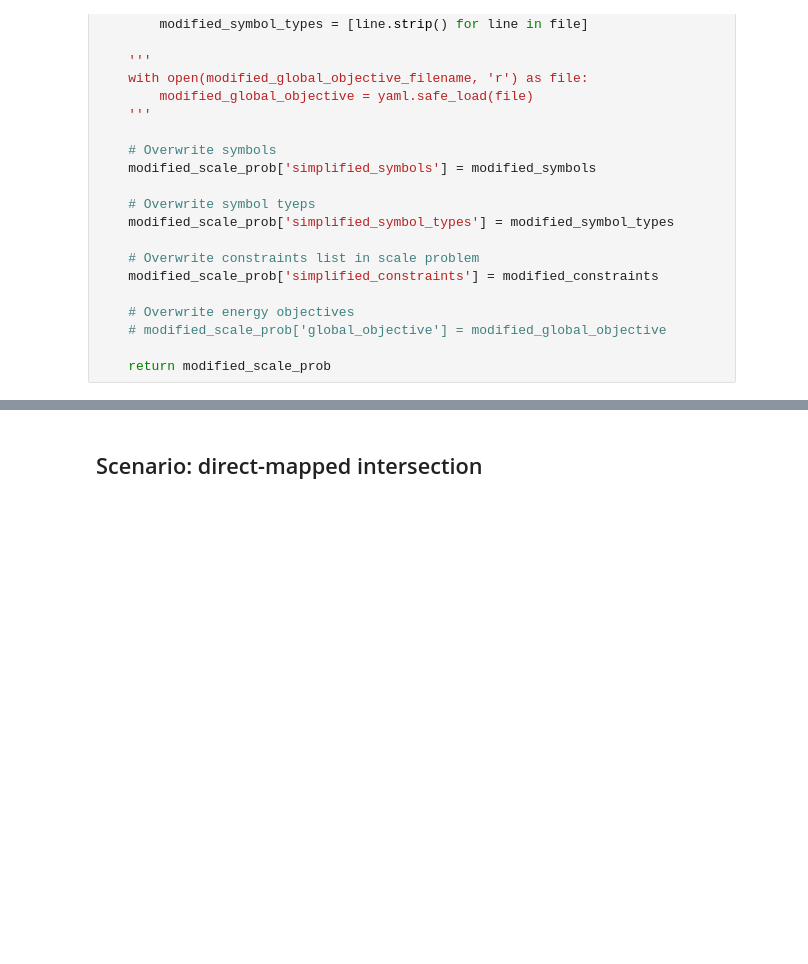
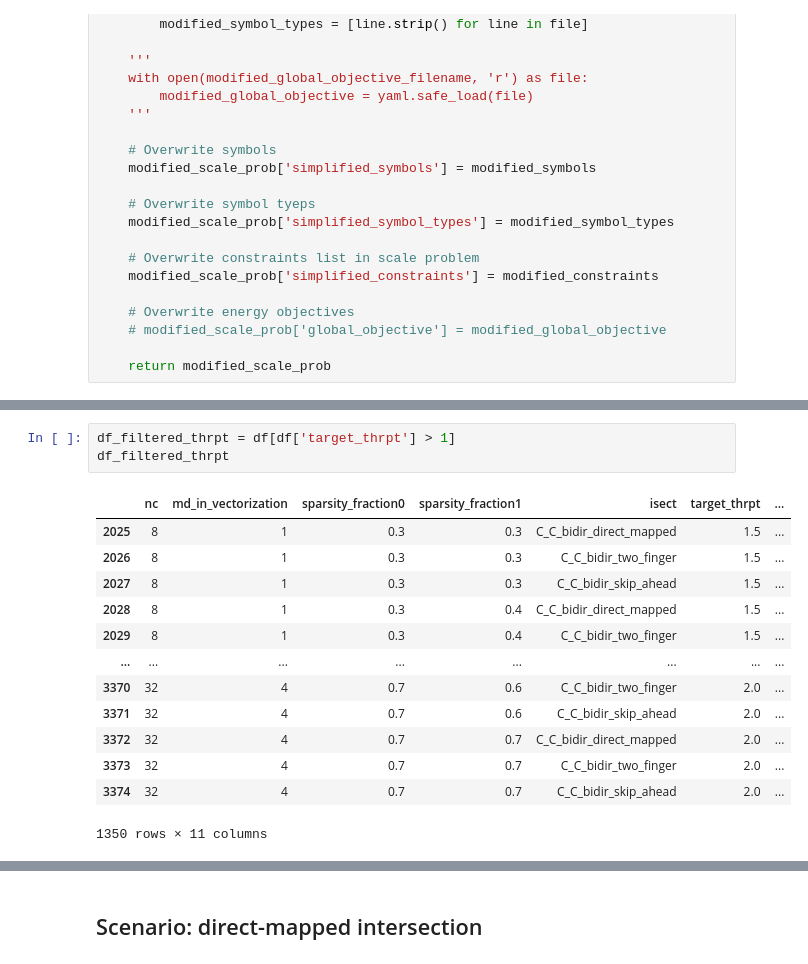
Before and after one commit to abf149/saftool, a Jupyter notebook: src/case_studies/saf_attributes/saf_attributes.ipynb, the cells around one changed output, grey strips where cells are left out. Saved outputs shown, nothing was run; the diff lists cells and outputs as text; blank space fills up the shorter version.

```diff
--- a/src/case_studies/saf_attributes/saf_attributes.ipynb
+++ b/src/case_studies/saf_attributes/saf_attributes.ipynb
@@ -338,0 +633,17 @@ def constraints_from_parameters(nc,sparsity_fraction0,sparsity_fraction1,ww,max_
+# %%
+df_filtered_thrpt = df[df['target_thrpt'] > 1]
+df_filtered_thrpt
+# %% [output]
+|  | nc | md_in_vectorization | sparsity_fraction0 | sparsity_fraction1 | isect | target_thrpt | ... |
+| 2025 | 8 | 1 | 0.3 | 0.3 | C_C_bidir_direct_mapped | 1.5 | ... |
+| 2026 | 8 | 1 | 0.3 | 0.3 | C_C_bidir_two_finger | 1.5 | ... |
+| 2027 | 8 | 1 | 0.3 | 0.3 | C_C_bidir_skip_ahead | 1.5 | ... |
+| 2028 | 8 | 1 | 0.3 | 0.4 | C_C_bidir_direct_mapped | 1.5 | ... |
+| 2029 | 8 | 1 | 0.3 | 0.4 | C_C_bidir_two_finger | 1.5 | ... |
+| ... | ... | ... | ... | ... | ... | ... | ... |
+| 3370 | 32 | 4 | 0.7 | 0.6 | C_C_bidir_two_finger | 2.0 | ... |
+| 3371 | 32 | 4 | 0.7 | 0.6 | C_C_bidir_skip_ahead | 2.0 | ... |
+| 3372 | 32 | 4 | 0.7 | 0.7 | C_C_bidir_direct_mapped | 2.0 | ... |
+| 3373 | 32 | 4 | 0.7 | 0.7 | C_C_bidir_two_finger | 2.0 | ... |
+| 3374 | 32 | 4 | 0.7 | 0.7 | C_C_bidir_skip_ahead | 2.0 | ... |
+1350 rows × 11 columns
```
Also changed, not shown: parts of 30 cells of this notebook, 5 other files.
